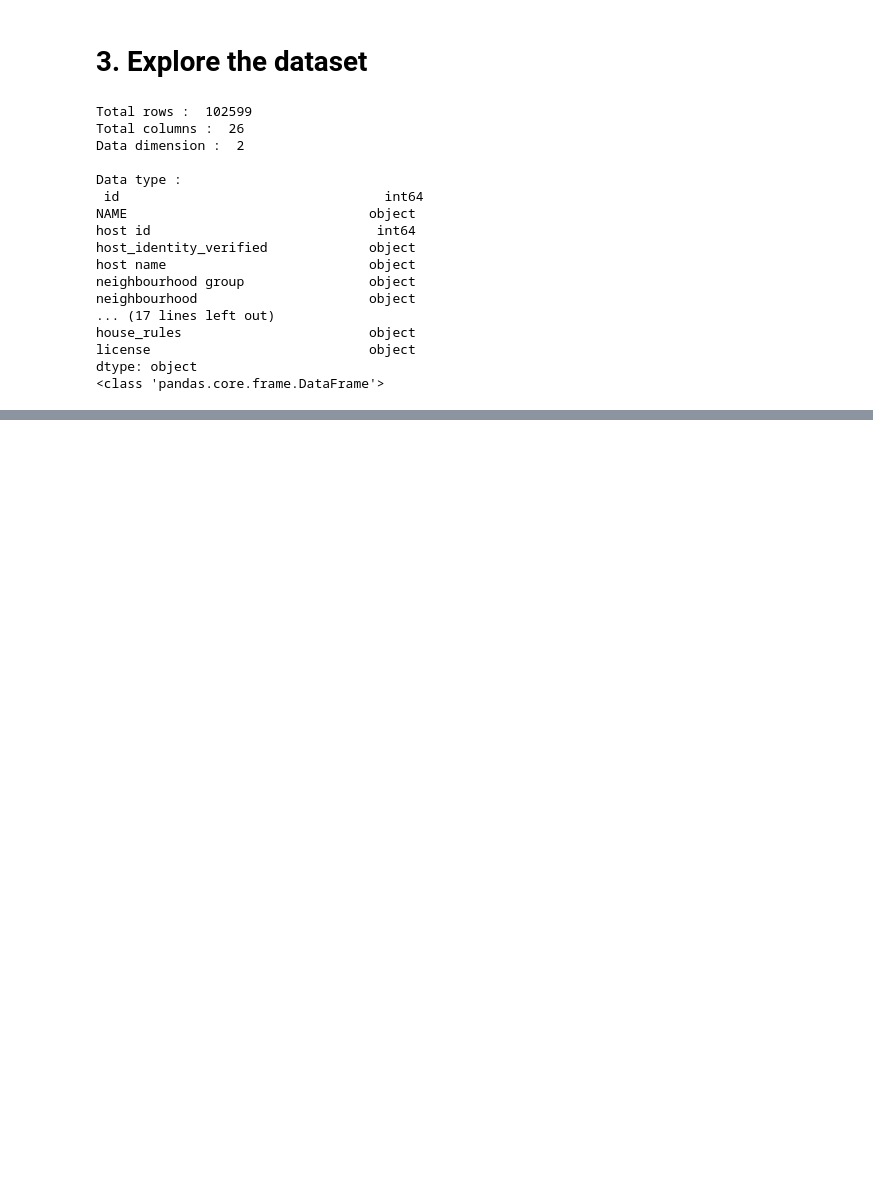
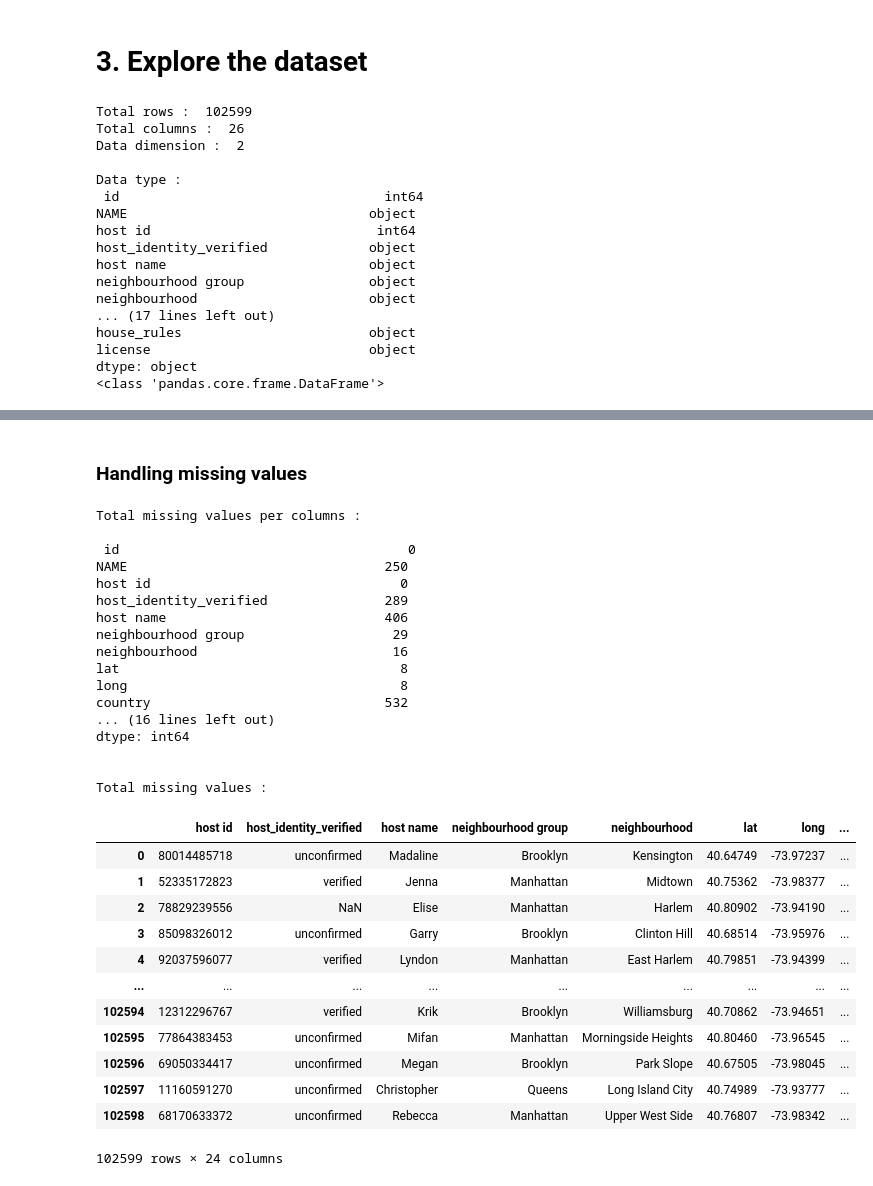
Before and after one commit to Arijit-Das-dev/Data-Cleaning-Tutorial, a Jupyter notebook: data_set_1.ipynb, the cells around one changed output, grey strips where cells are left out. Saved outputs shown, nothing was run; the diff lists cells and outputs as text; code cells hidden in the pictures; blank space fills up the shorter version.

Commit message:
handling missing values

```diff
--- a/data_set_1.ipynb
+++ b/data_set_1.ipynb
@@ -69,0 +90,44 @@ dtype: object
+# %% [markdown]
+### Handling missing values
+# %%
+total_missing_values = df.isnull().sum()
+print("Total missing values per columns : \n\n",total_missing_values)
+
+total_missing_pct = (df.isnull().mean()*100).sort_values(ascending=False)
+print("\n\nTotal missing values : ")
+total_missing_pct
+
+# Droping columns which contains 50% or above missing rows.
+df.drop(columns=df.columns[total_missing_pct>50], inplace=True)
+df
+# %% [output]
+Total missing values per columns :
+
+ id                                     0
+NAME                                 250
+host id                                0
+host_identity_verified               289
+host name                            406
+neighbourhood group                   29
+neighbourhood                         16
+lat                                    8
+long                                   8
+country                              532
+... (16 lines left out)
+dtype: int64
+
+
+Total missing values :
+|  | host id | host_identity_verified | host name | neighbourhood group | neighbourhood | lat | long | ... |
+| 0 | 80014485718 | unconfirmed | Madaline | Brooklyn | Kensington | 40.64749 | -73.97237 | ... |
+| 1 | 52335172823 | verified | Jenna | Manhattan | Midtown | 40.75362 | -73.98377 | ... |
+| 2 | 78829239556 | NaN | Elise | Manhattan | Harlem | 40.80902 | -73.94190 | ... |
+| 3 | 85098326012 | unconfirmed | Garry | Brooklyn | Clinton Hill | 40.68514 | -73.95976 | ... |
+| 4 | 92037596077 | verified | Lyndon | Manhattan | East Harlem | 40.79851 | -73.94399 | ... |
+| ... | ... | ... | ... | ... | ... | ... | ... | ... |
+| 102594 | 12312296767 | verified | Krik | Brooklyn | Williamsburg | 40.70862 | -73.94651 | ... |
+| 102595 | 77864383453 | unconfirmed | Mifan | Manhattan | Morningside Heights | 40.80460 | -73.96545 | ... |
+| 102596 | 69050334417 | unconfirmed | Megan | Brooklyn | Park Slope | 40.67505 | -73.98045 | ... |
+| 102597 | 11160591270 | unconfirmed | Christopher | Queens | Long Island City | 40.74989 | -73.93777 | ... |
+| 102598 | 68170633372 | unconfirmed | Rebecca | Manhattan | Upper West Side | 40.76807 | -73.98342 | ... |
+102599 rows × 24 columns
```
Also changed, not shown: parts of 1 cell of this notebook.
